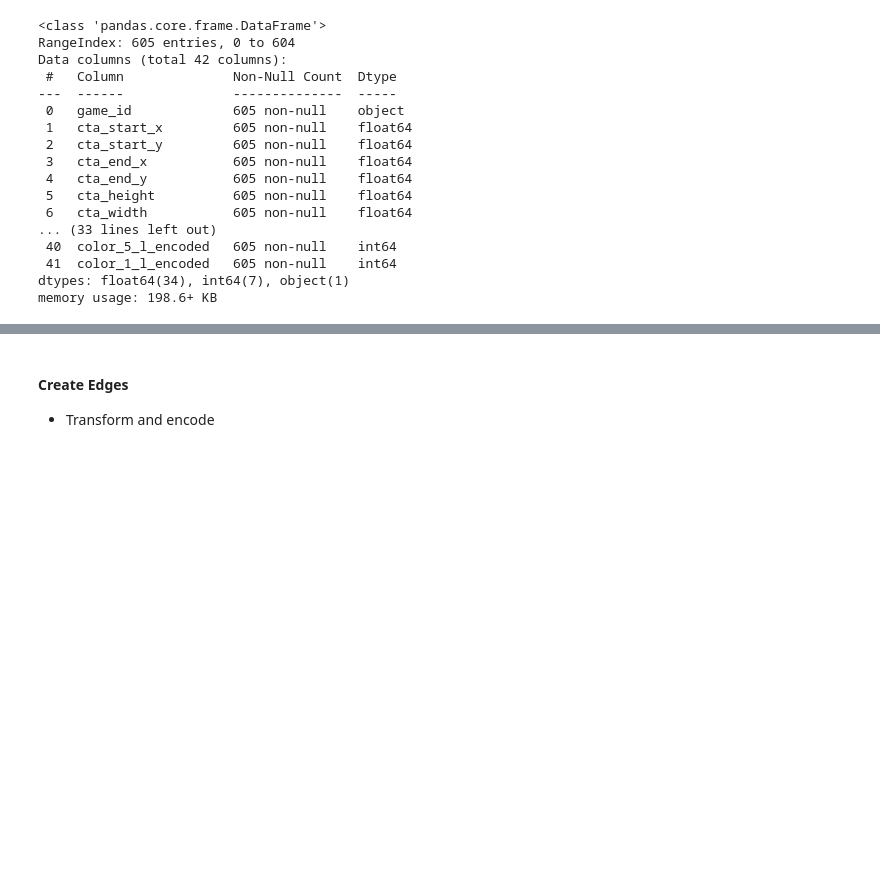
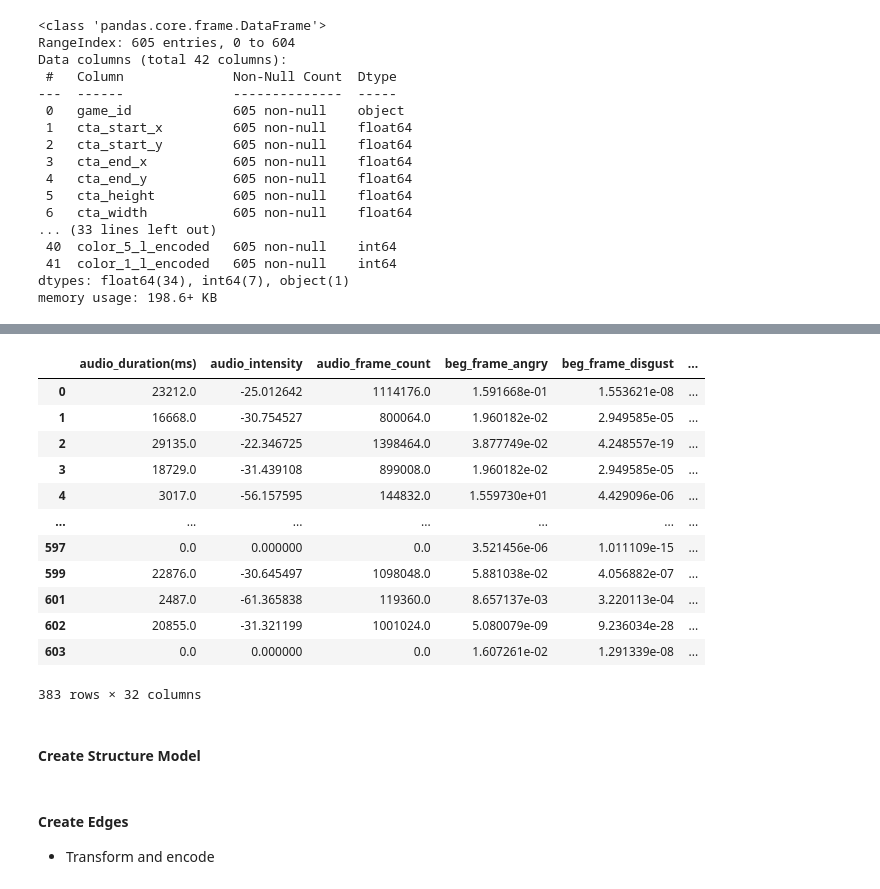
Before and after one commit to kpi-maximisation/creative_optimization, a Jupyter notebook: notebooks/causal_learning.ipynb, the cells around one changed output, grey strips where cells are left out. Saved outputs shown, nothing was run; the diff lists cells and outputs as text; code cells hidden in the pictures; blank space fills up the shorter version.

```diff
--- a/notebooks/causal_learning.ipynb
+++ b/notebooks/causal_learning.ipynb
@@ -50,0 +123,3 @@ df = clean_dataset(df)
+# %%
+df['cta_position'] = encode_coordinates(df)
+df['cta_position'].value_counts()
@@ -50,0 +136,3 @@ df = clean_dataset(df)
+# %%
+df['area'] = calc_area(df)
+df['area'].describe()
@@ -50,0 +198,17 @@ df = clean_dataset(df)
+# %%
+
+df_1
+# %% [output]
+|  | audio_duration(ms) | audio_intensity | audio_frame_count | beg_frame_angry | beg_frame_disgust | ... |
+| 0 | 23212.0 | -25.012642 | 1114176.0 | 1.591668e-01 | 1.553621e-08 | ... |
+| 1 | 16668.0 | -30.754527 | 800064.0 | 1.960182e-02 | 2.949585e-05 | ... |
+| 2 | 29135.0 | -22.346725 | 1398464.0 | 3.877749e-02 | 4.248557e-19 | ... |
+| 3 | 18729.0 | -31.439108 | 899008.0 | 1.960182e-02 | 2.949585e-05 | ... |
+| 4 | 3017.0 | -56.157595 | 144832.0 | 1.559730e+01 | 4.429096e-06 | ... |
+| ... | ... | ... | ... | ... | ... | ... |
+| 597 | 0.0 | 0.000000 | 0.0 | 3.521456e-06 | 1.011109e-15 | ... |
+| 599 | 22876.0 | -30.645497 | 1098048.0 | 5.881038e-02 | 4.056882e-07 | ... |
+| 601 | 2487.0 | -61.365838 | 119360.0 | 8.657137e-03 | 3.220113e-04 | ... |
+| 602 | 20855.0 | -31.321199 | 1001024.0 | 5.080079e-09 | 9.236034e-28 | ... |
+| 603 | 0.0 | 0.000000 | 0.0 | 1.607261e-02 | 1.291339e-08 | ... |
+383 rows × 32 columns
@@ -51,3 +217,5 @@ df = clean_dataset(df)
+# %% [markdown]
+#### Create Structure Model
 # %%
 sm = StructureModel()
 # %% [markdown]
```
Also changed, not shown: parts of 26 cells of this notebook, 1 other file.
